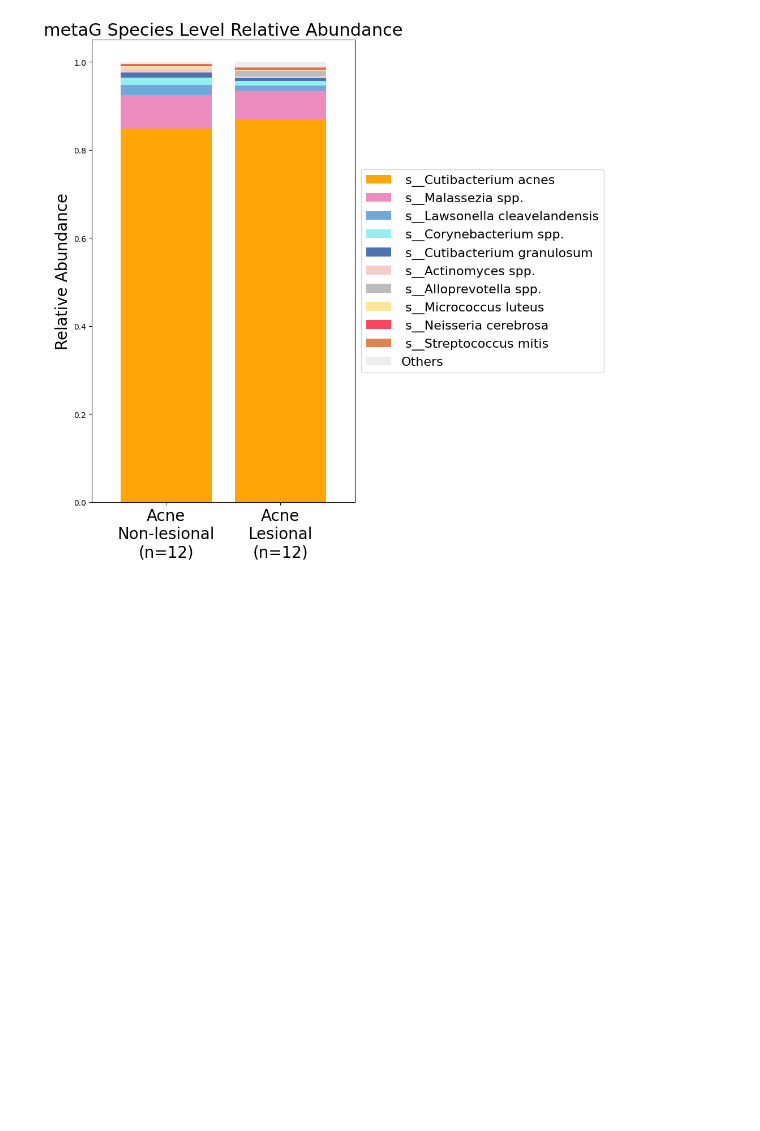
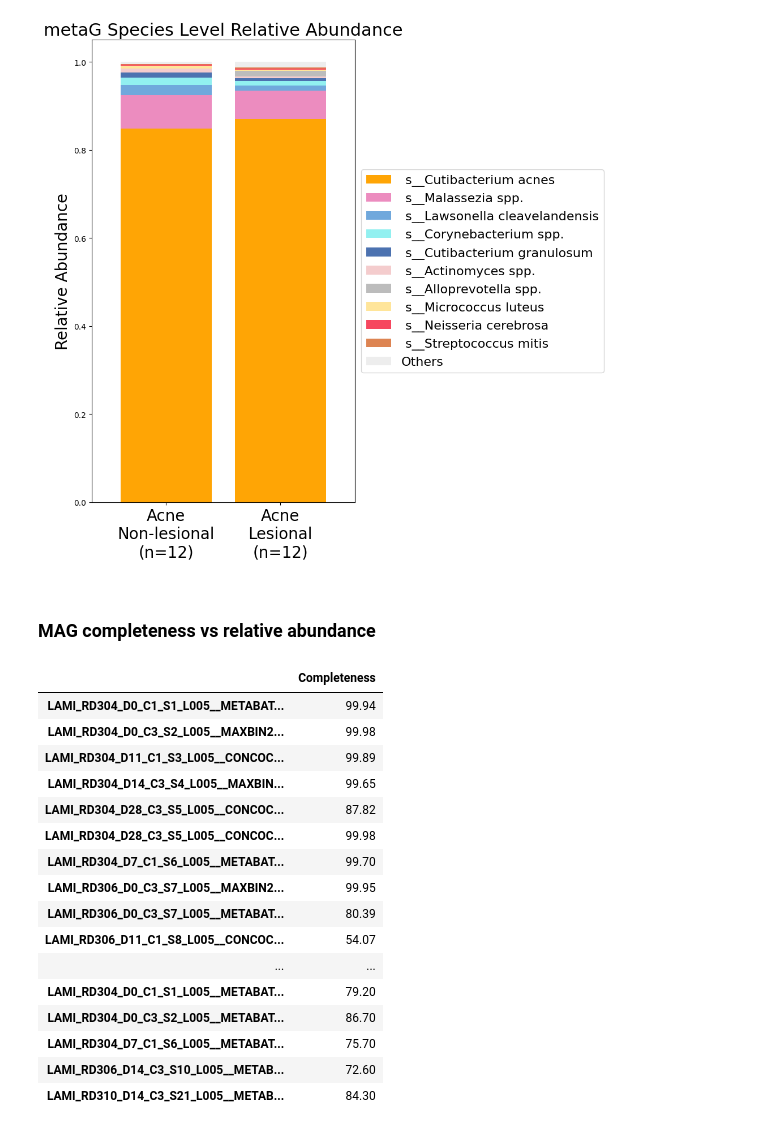
Before and after one commit to knightlab-analyses/Acne_Longitudinal_Microbiome, a Jupyter notebook: Notebooks/metaG_relative_abundance.ipynb, the cells around one changed output. Cells and saved outputs as stored; diff of their text form; code cells hidden in the pictures; blank space fills up the shorter version.

```diff
--- a/Notebooks/metaG_relative_abundance.ipynb
+++ b/Notebooks/metaG_relative_abundance.ipynb
@@ -184,3 +186,31 @@ for biom_key, biom_path in biom_paths.items():
     plot_relative_abundance(df_top_10, metadata_subset, 'group', output_dir, biom_key, global_taxa_color_map)
 # %% [output]
 [figure]
+# %% [markdown]
+### MAG completeness vs relative abundance
+# %%
+completeness_df = pd.read_csv('../Data/metaG/VEBA_analysis/output_files/MAG_vs_completeness.tsv', sep='\t')
+
+# Set the 'sample_mag' column as the index
+completeness_df = completeness_df.set_index('sample_mag')
+completeness_df.index.name = None
+
+completeness_df
+# %% [output]
+|  | Completeness |
+| LAMI_RD304_D0_C1_S1_L005__METABAT... | 99.94 |
+| LAMI_RD304_D0_C3_S2_L005__MAXBIN2... | 99.98 |
+| LAMI_RD304_D11_C1_S3_L005__CONCOC... | 99.89 |
+| LAMI_RD304_D14_C3_S4_L005__MAXBIN... | 99.65 |
+| LAMI_RD304_D28_C3_S5_L005__CONCOC... | 87.82 |
+| LAMI_RD304_D28_C3_S5_L005__CONCOC... | 99.98 |
+| LAMI_RD304_D7_C1_S6_L005__METABAT... | 99.70 |
+| LAMI_RD306_D0_C3_S7_L005__MAXBIN2... | 99.95 |
+| LAMI_RD306_D0_C3_S7_L005__METABAT... | 80.39 |
+| LAMI_RD306_D11_C1_S8_L005__CONCOC... | 54.07 |
+| ... | ... |
+| LAMI_RD304_D0_C1_S1_L005__METABAT... | 79.20 |
+| LAMI_RD304_D0_C3_S2_L005__METABAT... | 86.70 |
+| LAMI_RD304_D7_C1_S6_L005__METABAT... | 75.70 |
+| LAMI_RD306_D14_C3_S10_L005__METAB... | 72.60 |
+| LAMI_RD310_D14_C3_S21_L005__METAB... | 84.30 |
```
Also changed, not shown: parts of 7 cells of this notebook.
